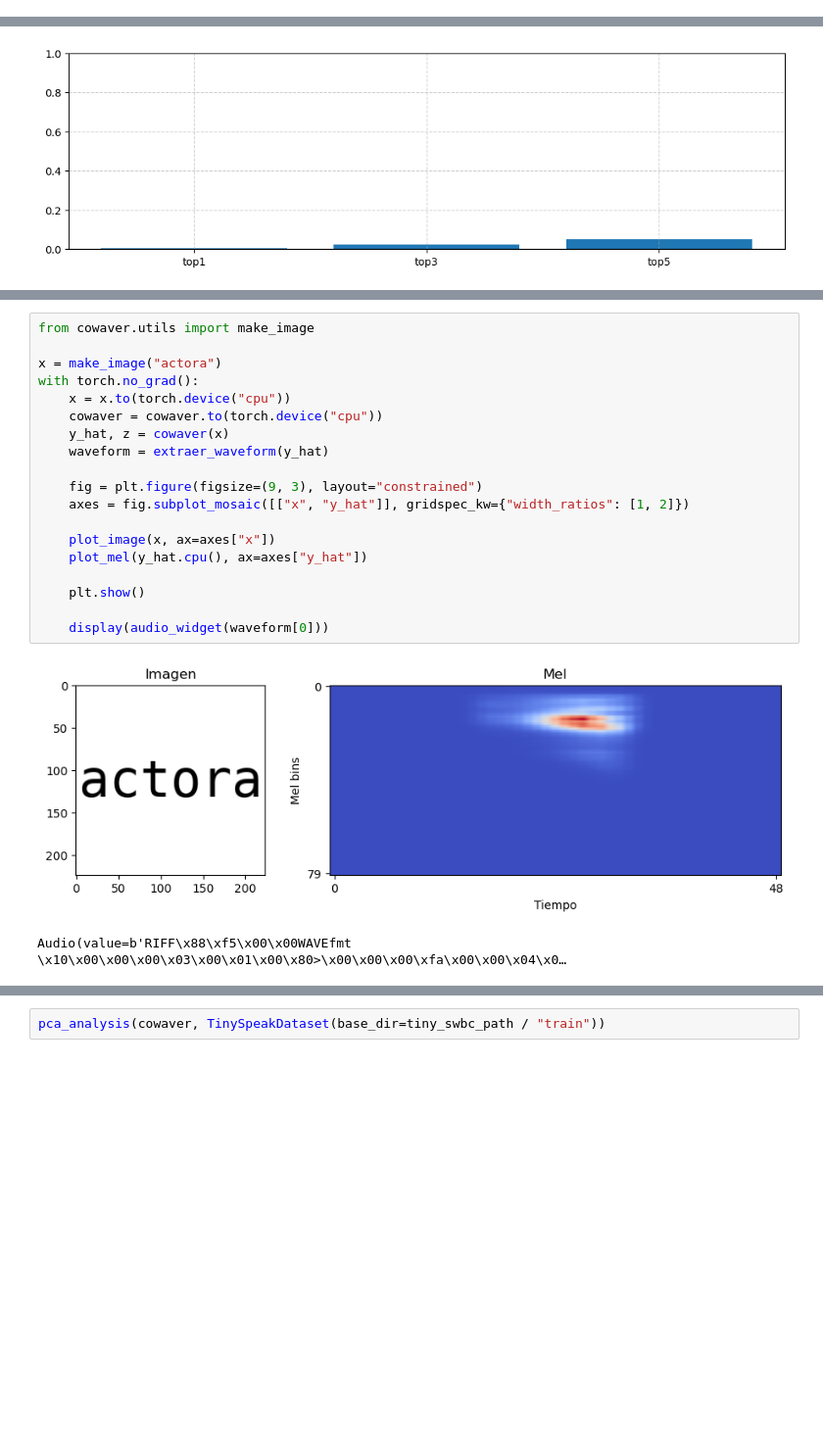
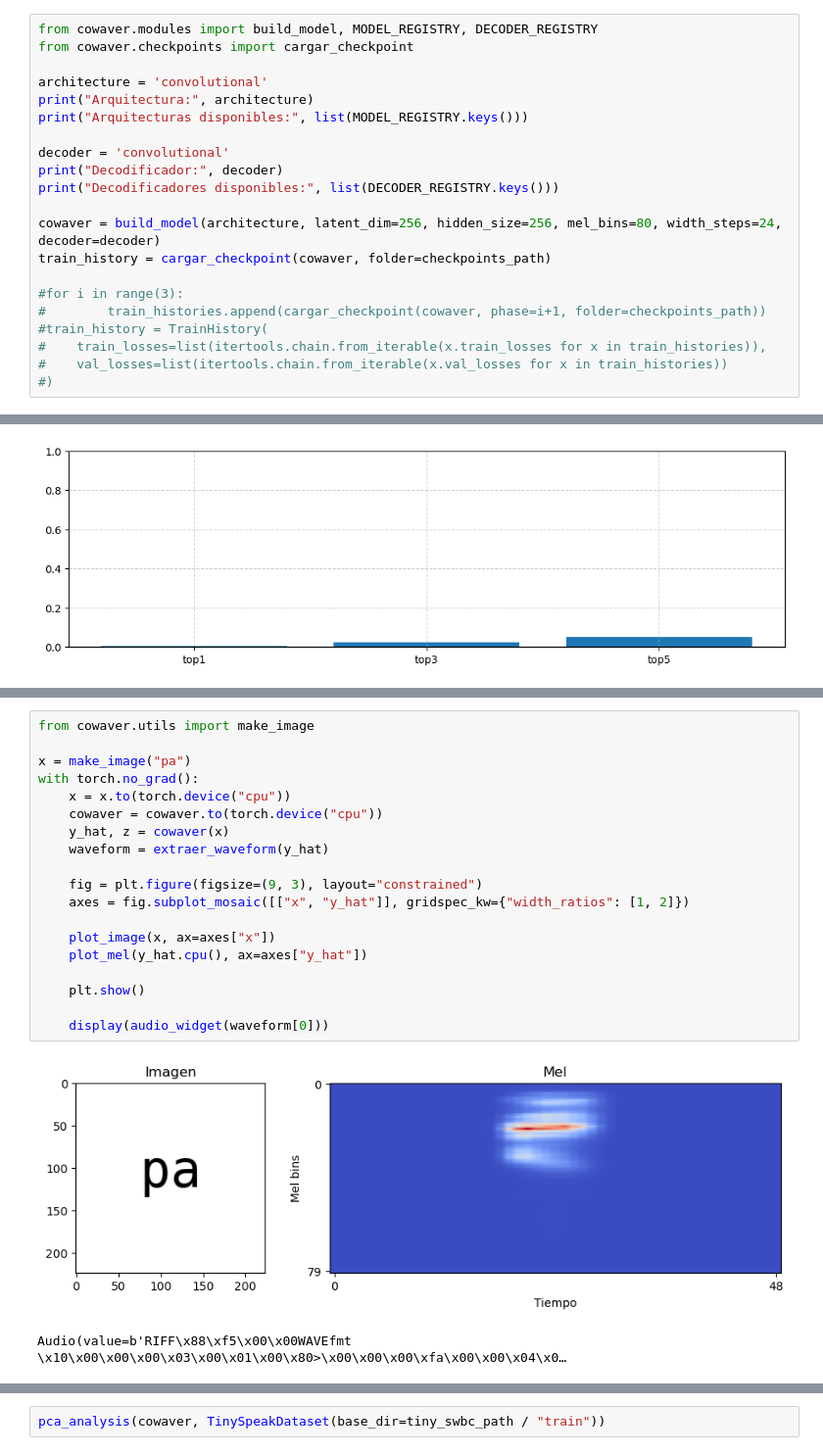
Before and after one commit to martindsq/from-speech, a Jupyter notebook: notebooks/cowaver.ipynb, the cells around one changed output, grey strips where cells are left out. Shown at 98% size. Saved outputs shown, nothing was run; the diff lists cells and outputs as text; blank space fills up the shorter version.

```diff
--- a/notebooks/cowaver.ipynb
+++ b/notebooks/cowaver.ipynb
@@ -368,0 +318,21 @@ Epoch 30/30 | train_loss=0.6657 | val_loss=1.1367
+# %%
+from cowaver.modules import build_model, MODEL_REGISTRY, DECODER_REGISTRY
+from cowaver.checkpoints import cargar_checkpoint
+
+architecture = 'convolutional'
+print("Arquitectura:", architecture)
+print("Arquitecturas disponibles:", list(MODEL_REGISTRY.keys()))
+
+decoder = 'convolutional'
+print("Decodificador:", decoder)
+print("Decodificadores disponibles:", list(DECODER_REGISTRY.keys()))
+
+cowaver = build_model(architecture, latent_dim=256, hidden_size=256, mel_bins=80, width_steps=24, decoder=decoder)
+train_history = cargar_checkpoint(cowaver, folder=checkpoints_path)
+
+#for i in range(3):
+#        train_histories.append(cargar_checkpoint(cowaver, phase=i+1, folder=checkpoints_path))
+#train_history = TrainHistory(
+#    train_losses=list(itertools.chain.from_iterable(x.train_losses for x in train_histories)),
+#    val_losses=list(itertools.chain.from_iterable(x.val_losses for x in train_histories))
+#)
@@ -428,24 +416,24 @@ plot_test_results(test_results)
 # %%
 from cowaver.utils import make_image
 
-x = make_image("actora")
+x = make_image("pa")
 with torch.no_grad():
     x = x.to(torch.device("cpu"))
     cowaver = cowaver.to(torch.device("cpu"))
     y_hat, z = cowaver(x)
     waveform = extraer_waveform(y_hat)
 
     fig = plt.figure(figsize=(9, 3), layout="constrained")
     axes = fig.subplot_mosaic([["x", "y_hat"]], gridspec_kw={"width_ratios": [1, 2]})
 
     plot_image(x, ax=axes["x"])
     plot_mel(y_hat.cpu(), ax=axes["y_hat"])
 
     plt.show()
 
     display(audio_widget(waveform[0]))
 # %% [output]
-[figure, old version]
+[figure, new version]
 Audio(value=b'RIFF\x88\xf5\x00\x00WAVEfmt \x10\x00\x00\x00\x03\x00\x01\x00\x80>\x00\x00\x00\xfa\x00\x00\x04\x0…
 # %%
 from cowaver.utils import make_image, pca
```
Also changed, not shown: parts of 8 cells of this notebook, 8 other files.
